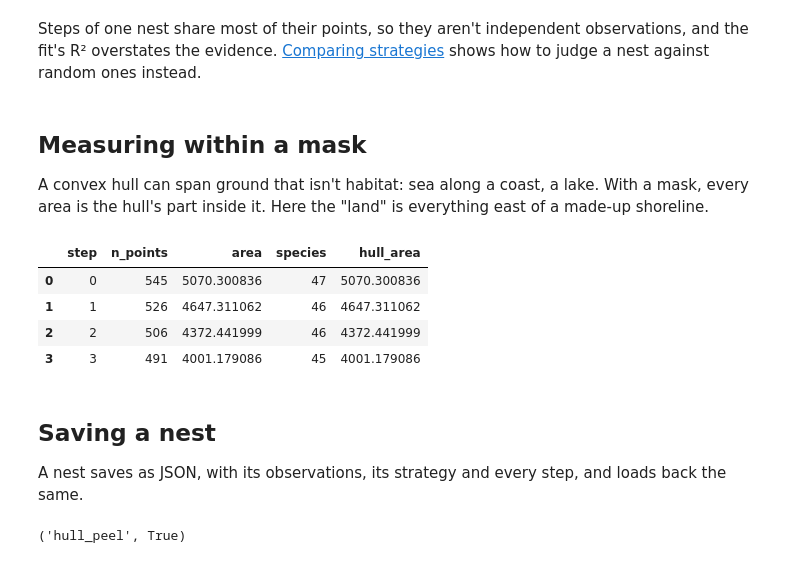
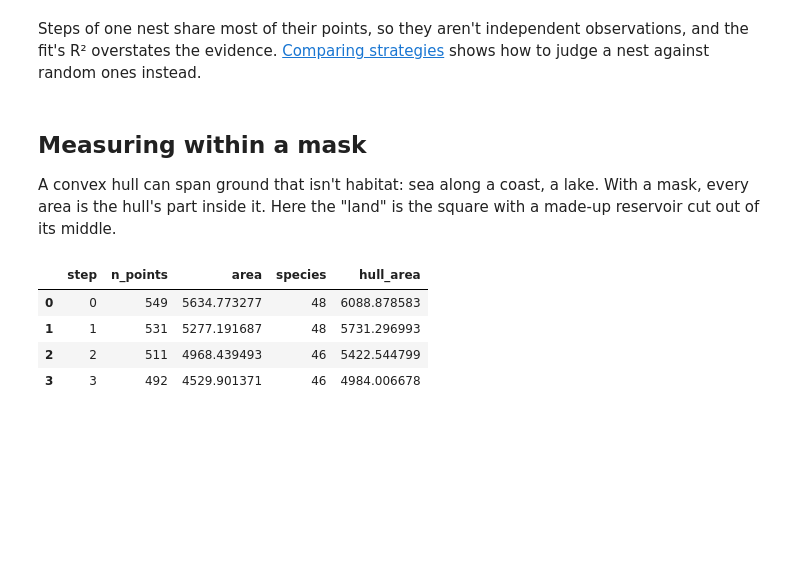
Before and after one commit to jmcmeen/samplesar, a Jupyter notebook: docs/examples/first_nest.ipynb, the cells around one changed output. Cells and saved outputs as stored; diff of their text form; code cells hidden in the pictures; blank space fills up the shorter version.

```diff
--- a/docs/examples/first_nest.ipynb
+++ b/docs/examples/first_nest.ipynb
@@ -75,31 +75,21 @@ Steps of one nest share most of their points, so they aren't independent observa
 # %% [markdown]
 ## Measuring within a mask
 
-A convex hull can span ground that isn't habitat: sea along a coast, a lake. With a mask, every area is the hull's part inside it. Here the "land" is everything east of a made-up shoreline.
+A convex hull can span ground that isn't habitat: sea along a coast, a lake. With a mask, every area is the hull's part inside it. Here the "land" is the square with a made-up reservoir cut out of its middle.
 # %%
 from shapely.geometry import box
 
-land = box(-83.80, 35.0, -82.5, 36.5)
+from shapely.geometry import Point
+
+reservoir = Point(-83.5, 35.6).buffer(0.12)
+land = box(-84.2, 35.0, -82.8, 36.2).difference(reservoir)
+
 on_land = sample.within(land, mask=True)   # keep the observations on land, and measure there
 masked = samplesar.strategies.hull_peel(on_land)
 masked.to_frame().head(4)   # area: within the mask; hull_area: the whole hull
 # %% [output]
 |  | step | n_points | area | species | hull_area |
-| 0 | 0 | 545 | 5070.300836 | 47 | 5070.300836 |
-| 1 | 1 | 526 | 4647.311062 | 46 | 4647.311062 |
-| 2 | 2 | 506 | 4372.441999 | 46 | 4372.441999 |
-| 3 | 3 | 491 | 4001.179086 | 45 | 4001.179086 |
+| 0 | 0 | 549 | 5634.773277 | 48 | 6088.878583 |
+| 1 | 1 | 531 | 5277.191687 | 48 | 5731.296993 |
+| 2 | 2 | 511 | 4968.439493 | 46 | 5422.544799 |
+| 3 | 3 | 492 | 4529.901371 | 46 | 4984.006678 |
-# %% [markdown]
-## Saving a nest
-
-A nest saves as JSON, with its observations, its strategy and every step, and loads back the same.
-# %%
-import tempfile
-from pathlib import Path
-
-path = Path(tempfile.mkdtemp()) / "nest.json"
-nest.to_json(path)
-again = samplesar.Nest.from_json(path)
-again.label, again.n_steps == nest.n_steps
-# %% [output]
-('hull_peel', True)
```
Also changed, not shown: parts of 11 cells of this notebook, 4 other files.
